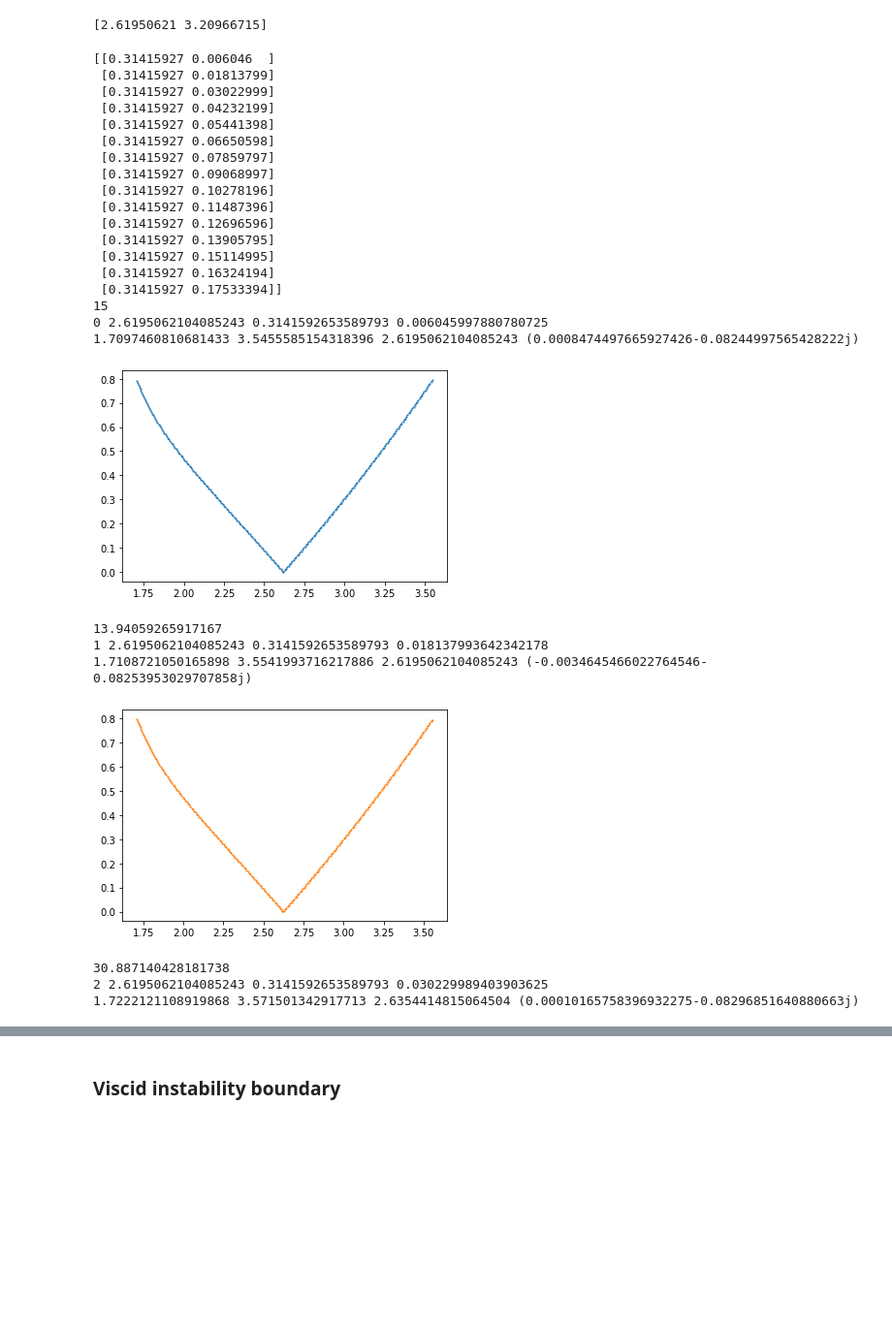
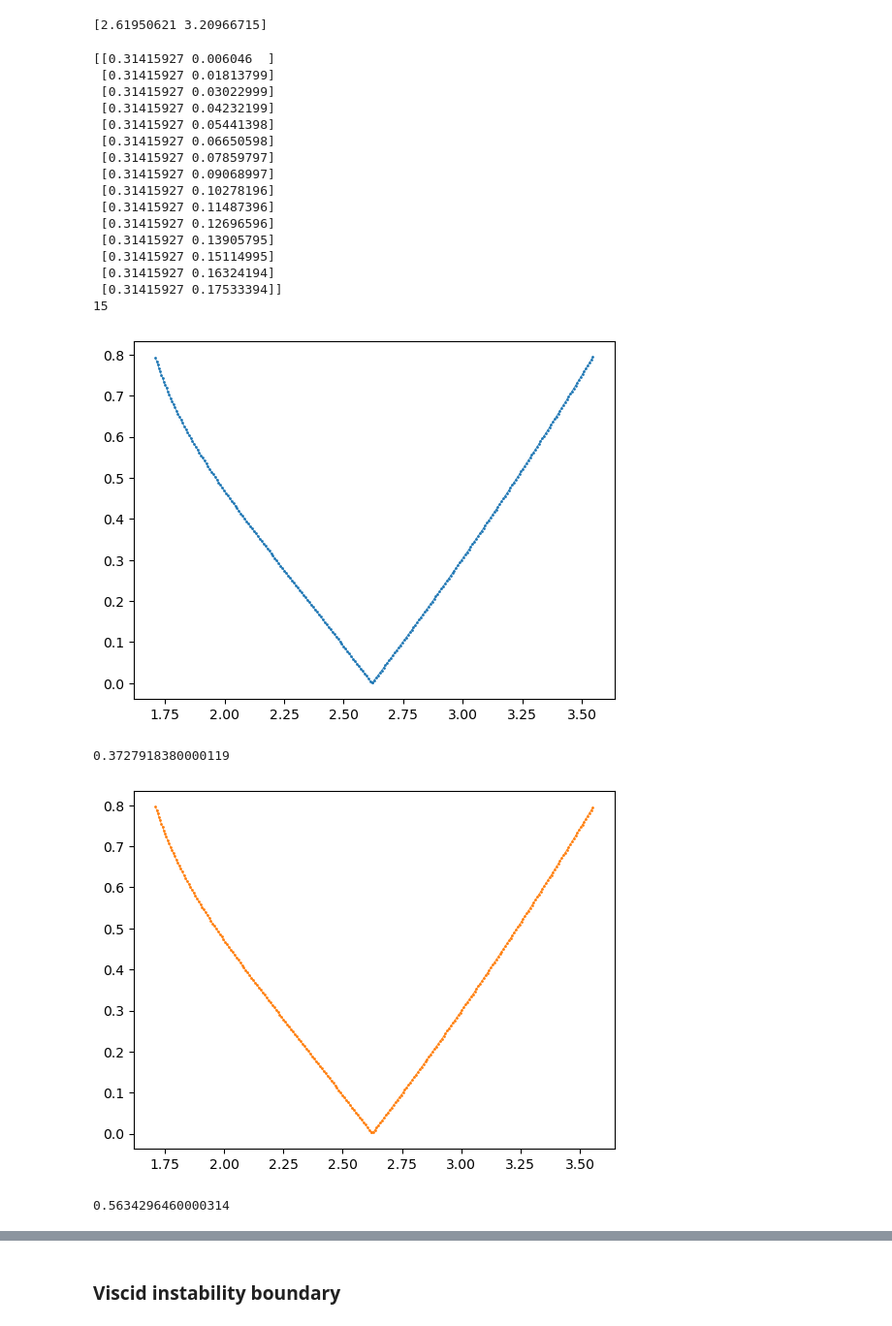
Before and after one commit to znicolaou/viscidfaraday, a Jupyter notebook: viscid_notebook.ipynb, the cells around one changed output, grey strips where cells are left out. Shown at 97% size. Drawn from its saved outputs; the diff is of its cells as text; code cells hidden in the pictures; blank space fills up the shorter version.

```diff
--- a/viscid_notebook.ipynb
+++ b/viscid_notebook.ipynb
@@ -983,7 +983,7 @@ argsdict['epstp']=np.inf
 argsdict['epdir']=1E-2
 argsdict['Nsteps']=5000
 overwrite=True
-load=False
+load=True
 
 print(ks)
 print(len(ks))
@@ -1064,44 +1064,34 @@ for j in range(2):
                 np.save('data/theory/i%idirs.npy'%(l),idirsweep[l])
                 np.save('data/theory/i%idss.npy'%(l),idssweep[l])
         else:
             iadssweep=iadssweep+[np.load('data/theory/i%iads.npy'%(l))]
-            ivssweep=ivssweep+[np.load('data/theory/i%ivs.npy'%(l))]
-            iwssweep=iwssweep+[np.load('data/theory/i%iws.npy'%(l))]
             ifreqsweep=ifreqsweep+[np.load('data/theory/i%ifreqs.npy'%(l))]
-            idirsweep=idirsweep+[np.load('data/theory/i%idirs.npy'%(l))]
-            idssweep=idssweep+[np.load('data/theory/i%idss.npy'%(l))]
 
         plt.plot(ifreqsweep[l],np.abs(np.real(iadssweep[l])),c=colors[l%len(colors)],lw=0.5)
         plt.scatter(ifreqsweep[l],np.abs(np.real(iadssweep[l])),c=colors[l%len(colors)],s=1)
         plt.show()
         l=l+1
 
         stop=timeit.default_timer()
         print(stop-start)
 # %% [output]
 [[0.31415927 0.006046  ]
  [0.31415927 0.01813799]
  [0.31415927 0.03022999]
  [0.31415927 0.04232199]
  [0.31415927 0.05441398]
  [0.31415927 0.06650598]
  [0.31415927 0.07859797]
  [0.31415927 0.09068997]
  [0.31415927 0.10278196]
  [0.31415927 0.11487396]
  [0.31415927 0.12696596]
  [0.31415927 0.13905795]
  [0.31415927 0.15114995]
  [0.31415927 0.16324194]
  [0.31415927 0.17533394]]
 15
-0 2.6195062104085243 0.3141592653589793 0.006045997880780725
-1.7097460810681433 3.5455585154318396 2.6195062104085243 (0.0008474497665927426-0.08244997565428222j)
-[figure, old version]
+[figure, new version]
-13.94059265917167
-1 2.6195062104085243 0.3141592653589793 0.018137993642342178
-1.7108721050165898 3.5541993716217886 2.6195062104085243 (-0.0034645466022764546-0.08253953029707858j)
+0.3727918380000119
-[figure, old version]
+[figure, new version]
-30.887140428181738
-2 2.6195062104085243 0.3141592653589793 0.030229989403903625
-1.7222121108919868 3.571501342917713 2.6354414815064504 (0.00010165758396932275-0.08296851640880663j)
+0.5634296460000314
```
Also changed, not shown: parts of 20 cells of this notebook, 9 other files.
